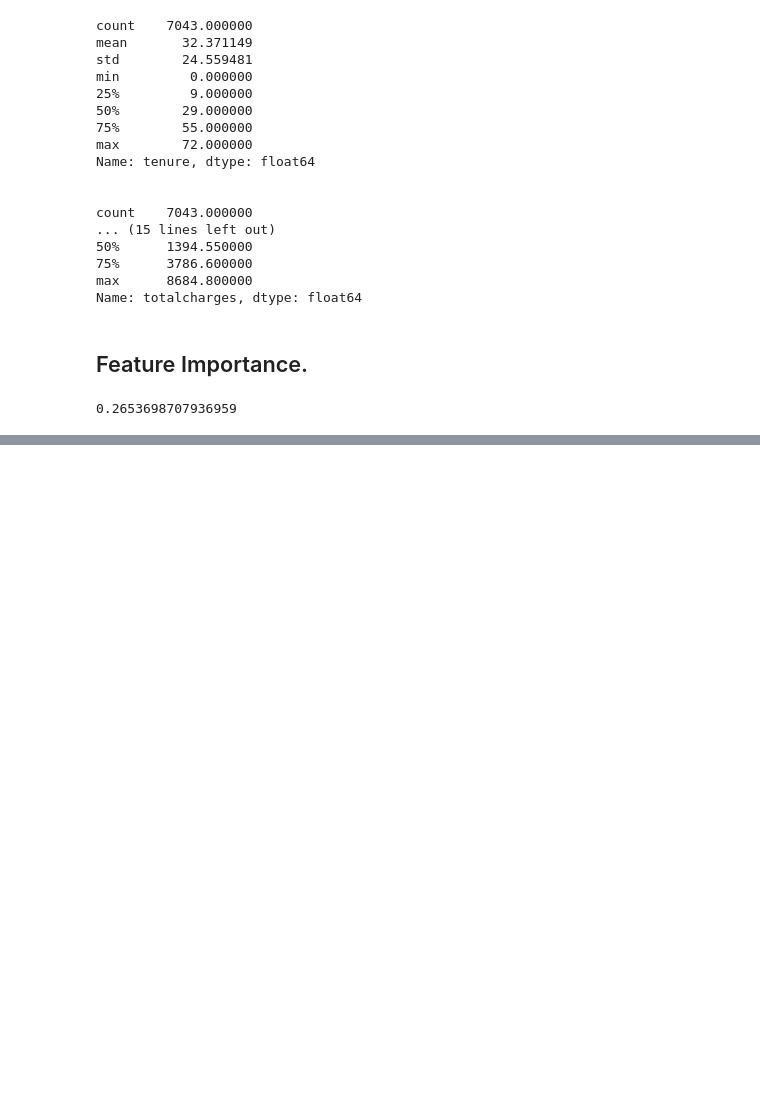
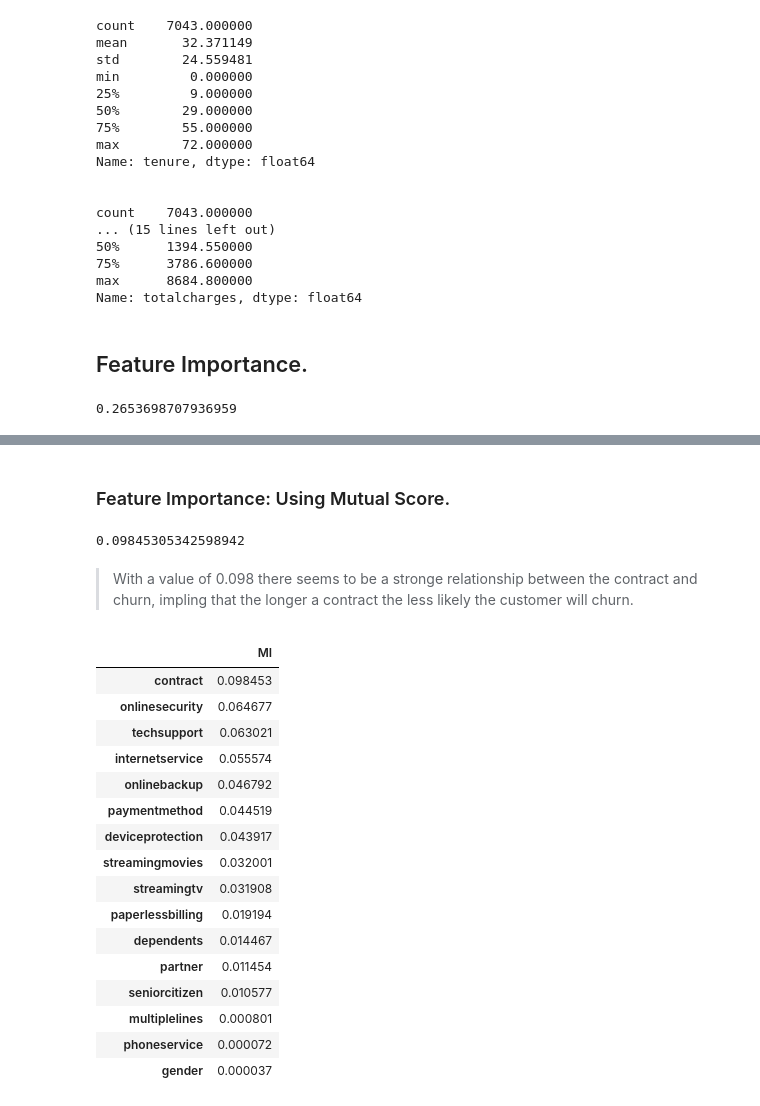
Before and after one commit to Benjamin-Ojo/ml_zoomcamp_code, a Jupyter notebook: chapter 3 - churn_predictor/telco_customer_churn.ipynb, the cells around one changed output, grey strips where cells are left out. Saved outputs shown, nothing was run; the diff lists cells and outputs as text; code cells hidden in the pictures; blank space fills up the shorter version.

Commit message:
Completed the Feature Importance Examing

```diff
--- a/chapter 3 - churn_predictor/telco_customer_churn.ipynb
+++ b/chapter 3 - churn_predictor/telco_customer_churn.ipynb
@@ -599,0 +556,2 @@ dtype: float64
+# %% [markdown]
+### Feature Importance: Using Mutual Score.
@@ -599,0 +561,40 @@ dtype: float64
+# %%
+# Testing metric
+mutual_info_score(telco_data['churn'], telco_data['contract'])
+# %% [output]
+0.09845305342598942
+# %% [markdown]
+> With a value of 0.098 there seems to be a stronge relationship between the contract and churn, impling that the longer a contract the less likely the customer will churn.
+# %%
+# Implimenting it to the whole dataset.
+
+# creating a function that takes only one argement.
+def mutual_score(series):
+    return mutual_info_score(series, telco_data.churn)
+
+# Deriving the mutual score.
+mi = telco_data[categorical].apply(mutual_score)
+
+# Sorting the data in decending order.
+mi = mi.sort_values(ascending = False).to_frame(name = 'MI')
+
+# Viewing values.
+mi.head(20)
+# %% [output]
+|  | MI |
+| contract | 0.098453 |
+| onlinesecurity | 0.064677 |
+| techsupport | 0.063021 |
+| internetservice | 0.055574 |
+| onlinebackup | 0.046792 |
+| paymentmethod | 0.044519 |
+| deviceprotection | 0.043917 |
+| streamingmovies | 0.032001 |
+| streamingtv | 0.031908 |
+| paperlessbilling | 0.019194 |
+| dependents | 0.014467 |
+| partner | 0.011454 |
+| seniorcitizen | 0.010577 |
+| multiplelines | 0.000801 |
+| phoneservice | 0.000072 |
+| gender | 0.000037 |
```
Also changed, not shown: parts of 26 cells of this notebook.
